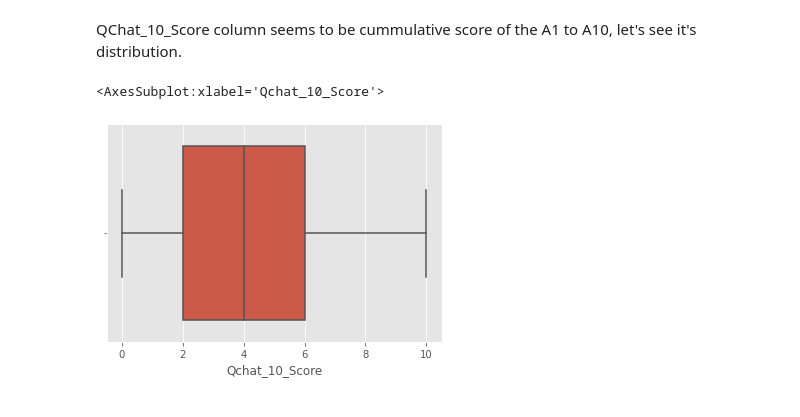
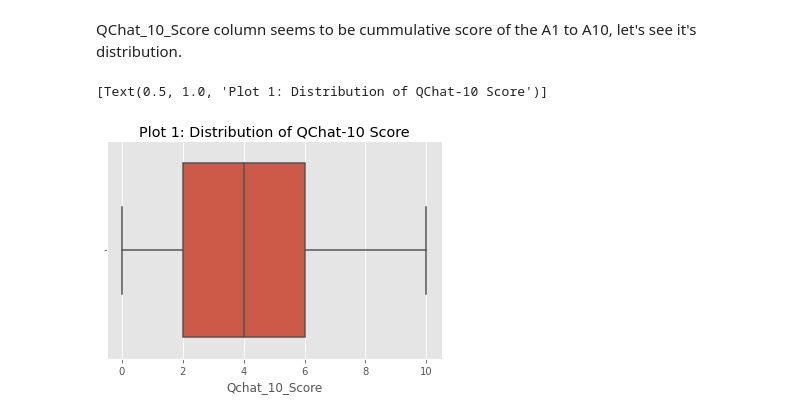
Before and after one commit to Olarsk/omdena-sl-autism, a Jupyter notebook: github data EDA.ipynb, the cells around one changed output. Cells and saved outputs as stored; diff of their text form; code cells hidden in the pictures.

```diff
--- a/github data EDA.ipynb
+++ b/github data EDA.ipynb
@@ -167,10 +189,11 @@ Name: Who_completed_the_test, dtype: int64
 #### Univariate Analysis
 # %% [markdown]
 QChat_10_Score column seems to be cummulative score of the A1 to A10, let's see it's distribution.
-# %%
-sns.boxplot(data=asd, x='Qchat_10_Score')
-# %% [output]
-<AxesSubplot:xlabel='Qchat_10_Score'>
-[figure, removed]
+# %%
+#boxplot to show spread of QChat score
+sns.boxplot(data=asd, x='Qchat_10_Score').set(title = 'Plot 1: Distribution of QChat-10 Score')
+# %% [output]
+[Text(0.5, 1.0, 'Plot 1: Distribution of QChat-10 Score')]
+[figure, added]
 # %%
 # Check the age distribution since we are interested in toddlers
```
Also changed, not shown: parts of 28 cells of this notebook.
